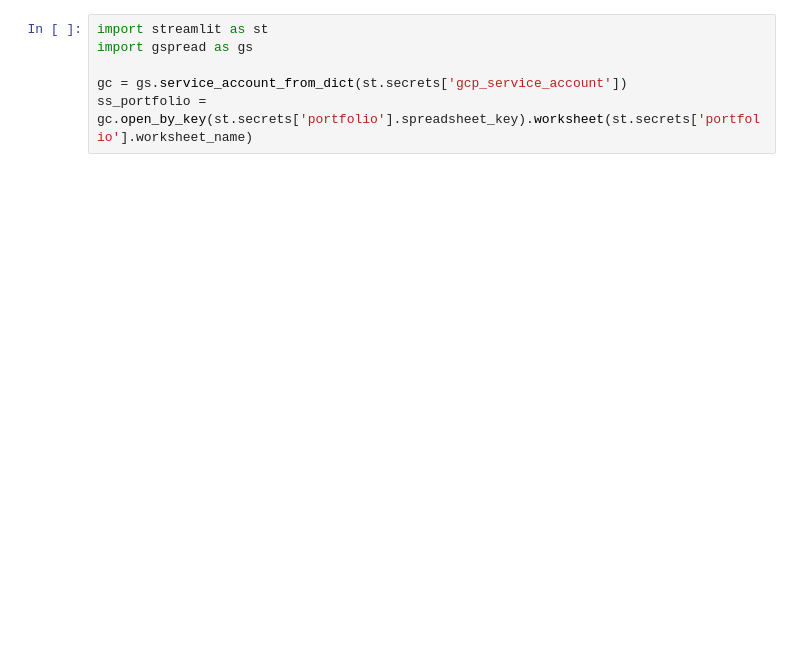
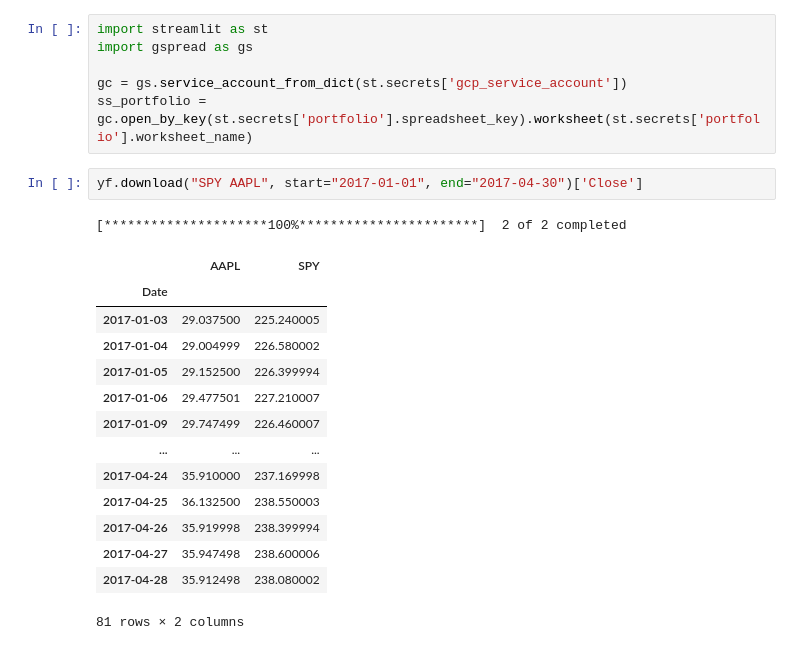
Before and after one commit to vixen-cordier/dashboards, a Jupyter notebook: book.ipynb, the cells around one changed output. Saved outputs shown, nothing was run; the diff lists cells and outputs as text; blank space fills up the shorter version.

```diff
--- a/book.ipynb
+++ b/book.ipynb
@@ -4,6 +4,24 @@ import gspread as gs
 
 gc = gs.service_account_from_dict(st.secrets['gcp_service_account'])
 ss_portfolio = gc.open_by_key(st.secrets['portfolio'].spreadsheet_key).worksheet(st.secrets['portfolio'].worksheet_name)
+# %%
+yf.download("SPY AAPL", start="2017-01-01", end="2017-04-30")['Close']
+# %% [output]
+[*********************100%***********************]  2 of 2 completed
+|  | AAPL | SPY |
+| Date |  |  |
+| 2017-01-03 | 29.037500 | 225.240005 |
+| 2017-01-04 | 29.004999 | 226.580002 |
+| 2017-01-05 | 29.152500 | 226.399994 |
+| 2017-01-06 | 29.477501 | 227.210007 |
+| 2017-01-09 | 29.747499 | 226.460007 |
+| ... | ... | ... |
+| 2017-04-24 | 35.910000 | 237.169998 |
+| 2017-04-25 | 36.132500 | 238.550003 |
+| 2017-04-26 | 35.919998 | 238.399994 |
+| 2017-04-27 | 35.947498 | 238.600006 |
+| 2017-04-28 | 35.912498 | 238.080002 |
+81 rows × 2 columns
 # %%
 import yfinance as yf
 import pandas as pd
```
Also changed, not shown: parts of 8 cells of this notebook, 1 other file.
